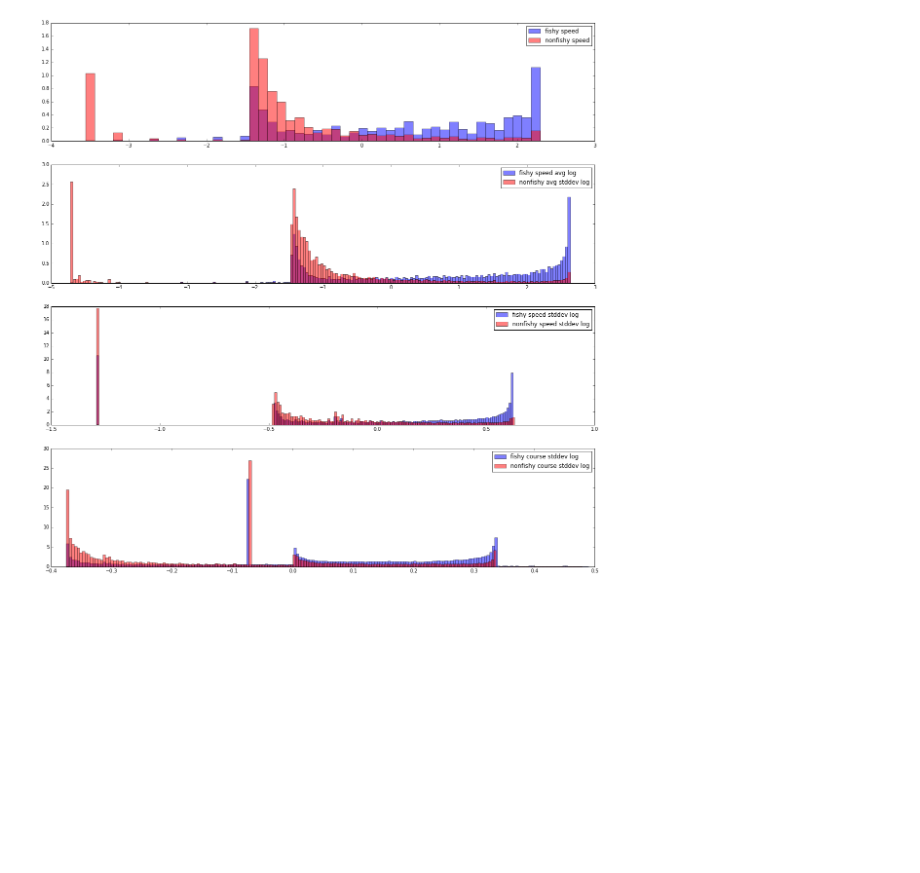
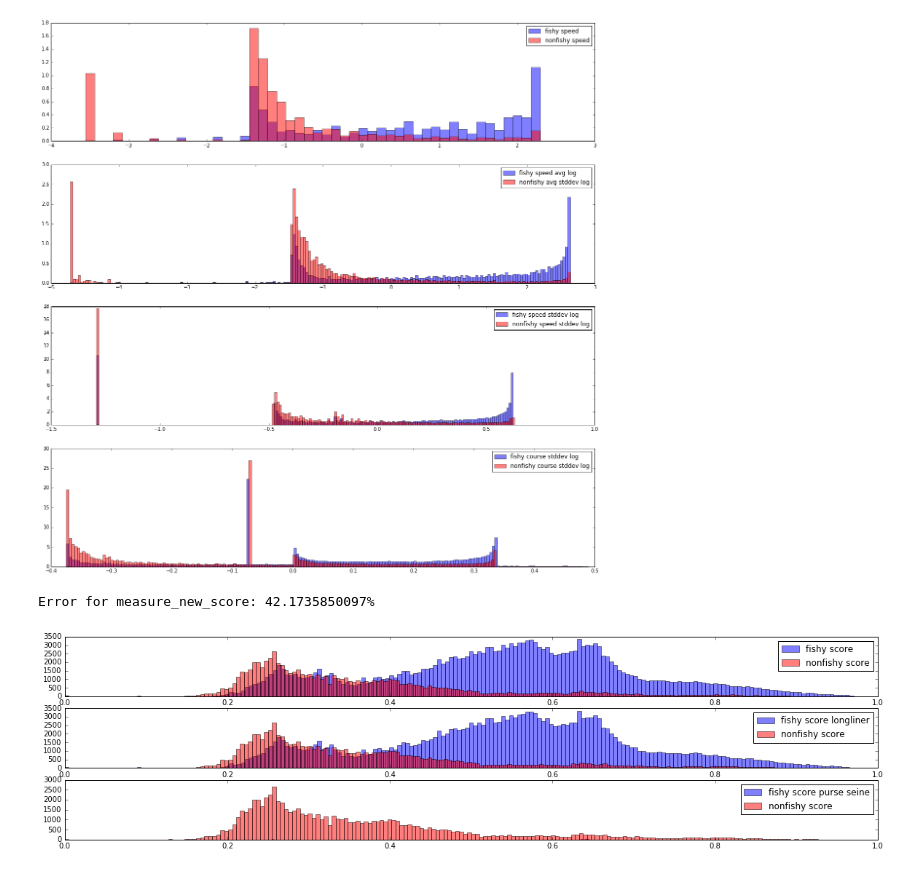
Before and after one commit to marketler/GFW_vessel_scoring, a Jupyter notebook: Classification_vs_measures.ipynb, the cells around one changed output. Cells and saved outputs as stored; diff of their text form; code cells hidden in the pictures; blank space fills up the shorter version.

```diff
--- a/Classification_vs_measures.ipynb
+++ b/Classification_vs_measures.ipynb
@@ -184,3 +184,31 @@ legend()
 show()
 # %% [output]
 [figure]
+# %%
+histfig = figure(figsize=(20,5))
+subplot = histfig.add_subplot(311)
+new_score_fishy = subplot.hist(xfishy["measure_new_score"][xfishy['distance_to_shore'] > 3], bins=200, normed=False, color='b', alpha=0.5, label="fishy score")
+new_score_nonfishy = subplot.hist(xnonfishy["measure_new_score"][xnonfishy['distance_to_shore'] > 3], bins=200, normed=False, color='r', alpha=0.5, label="nonfishy score")
+legend()
+
+xlongliner = x[x["classification_longliner"] > 0.5]
+subplot = histfig.add_subplot(312)
+new_score_longliner = subplot.hist(xlongliner["measure_new_score"][xlongliner['distance_to_shore'] > 3], bins=200, normed=False, color='b', alpha=0.5, label="fishy score longliner")
+subplot.hist(xnonfishy["measure_new_score"][xnonfishy['distance_to_shore'] > 3], bins=200, normed=False, color='r', alpha=0.5, label="nonfishy score")
+legend()
+
+xpurse = x[x["classification_purse_seine"] > 0.5]
+subplot = histfig.add_subplot(313)
+new_score_longliner = subplot.hist(xpurse["measure_new_score"][xpurse['distance_to_shore'] > 3], bins=200, normed=False, color='b', alpha=0.5, label="fishy score purse seine")
+subplot.hist(xnonfishy["measure_new_score"][xnonfishy['distance_to_shore'] > 3], bins=200, normed=False, color='r', alpha=0.5, label="nonfishy score")
+legend()
+
+total = sum(new_score_fishy[0] + new_score_nonfishy[0])
+non_overlap = sum(abs(new_score_fishy[0] - new_score_nonfishy[0]))
+overlap = total - non_overlap
+error = overlap / total
+
+print "Error for measure_new_score: %s%%" % (error * 100)
+# %% [output]
+Error for measure_new_score: 42.1735850097%
+[figure, added]
```
Also changed, not shown: parts of 1 cell of this notebook.
